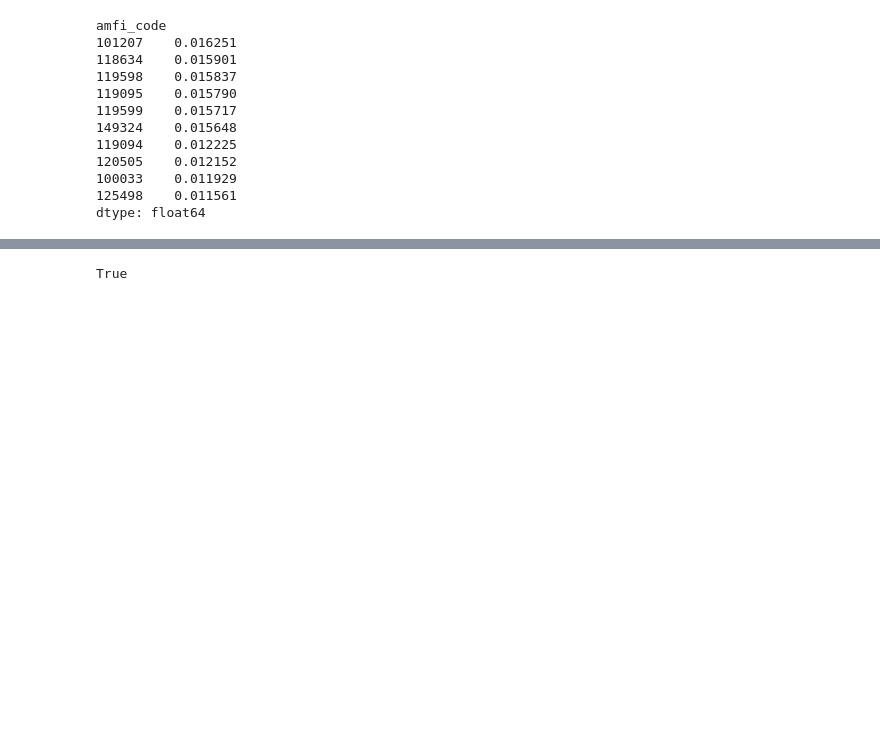
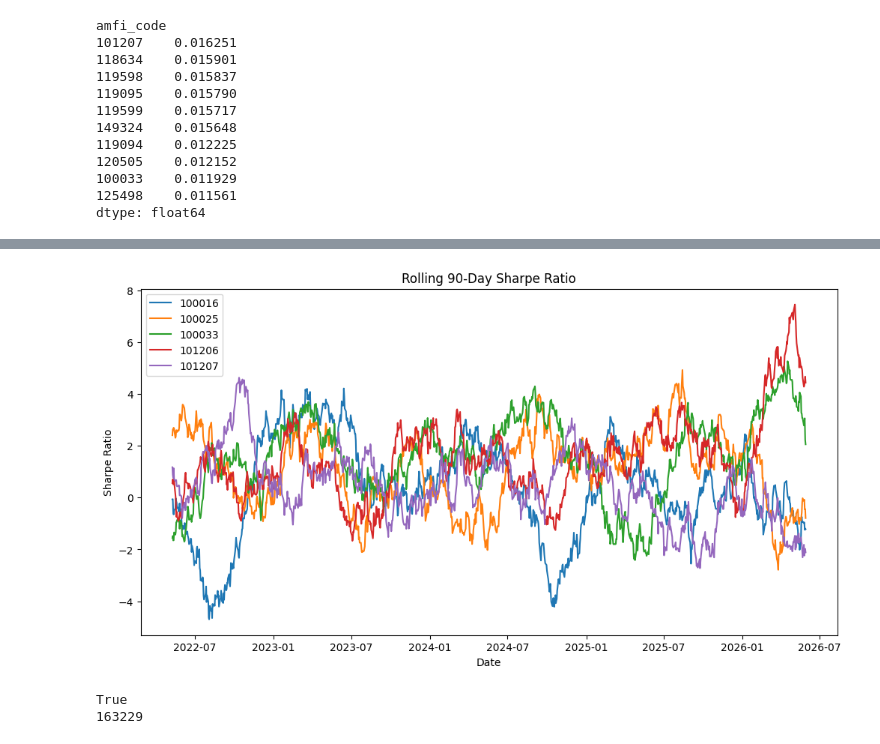
Before and after one commit to rokkalabhavyasri-123/bluestock_mf_capstone, a Jupyter notebook: notebooks/05_advanced_analytics.ipynb, the cells around one changed output, grey strips where cells are left out. Saved outputs shown, nothing was run; the diff lists cells and outputs as text; code cells hidden in the pictures; blank space fills up the shorter version.

```diff
--- a/notebooks/05_advanced_analytics.ipynb
+++ b/notebooks/05_advanced_analytics.ipynb
@@ -232,11 +232,3 @@ at_risk = transactions.groupby('investor_id')['gap'].mean()
 at_risk = at_risk[at_risk > 35]
 # %%
 transactions['cohort'] = transactions.groupby('investor_id')['transaction_date'].transform('min').dt.year
-# %%
-plt.figure(figsize=(10,5))
-
-for col in rolling_sharpe.columns[:5]:
-    plt.plot(rolling_sharpe.index, rolling_sharpe[col], label=col)
-
-plt.title("Rolling 90-Day Sharpe Ratio")
-plt.legend()
@@ -252,5 +235,33 @@ plt.show()
-# %%
-import os
-print(os.path.exists("rolling_sharpe_chart.png"))
-# %% [output]
-True
+# %%
+import matplotlib.pyplot as plt
+
+plt.figure(figsize=(12,6))
+
+for col in top5_funds:
+    plt.plot(
+        rolling_sharpe.index,
+        rolling_sharpe[col],
+        label=str(col)
+    )
+
+plt.title("Rolling 90-Day Sharpe Ratio")
+plt.xlabel("Date")
+plt.ylabel("Sharpe Ratio")
+plt.legend()
+
+plt.savefig(
+    "rolling_sharpe_chart.png",
+    bbox_inches="tight"
+)
+
+plt.show()
+# %% [output]
+[figure, added]
+# %%
+import os
+
+print(os.path.exists("rolling_sharpe_chart.png"))
+print(os.path.getsize("rolling_sharpe_chart.png"))
+# %% [output]
+True
+163229
```
Also changed, not shown: parts of 3 cells of this notebook, 2 other files.
